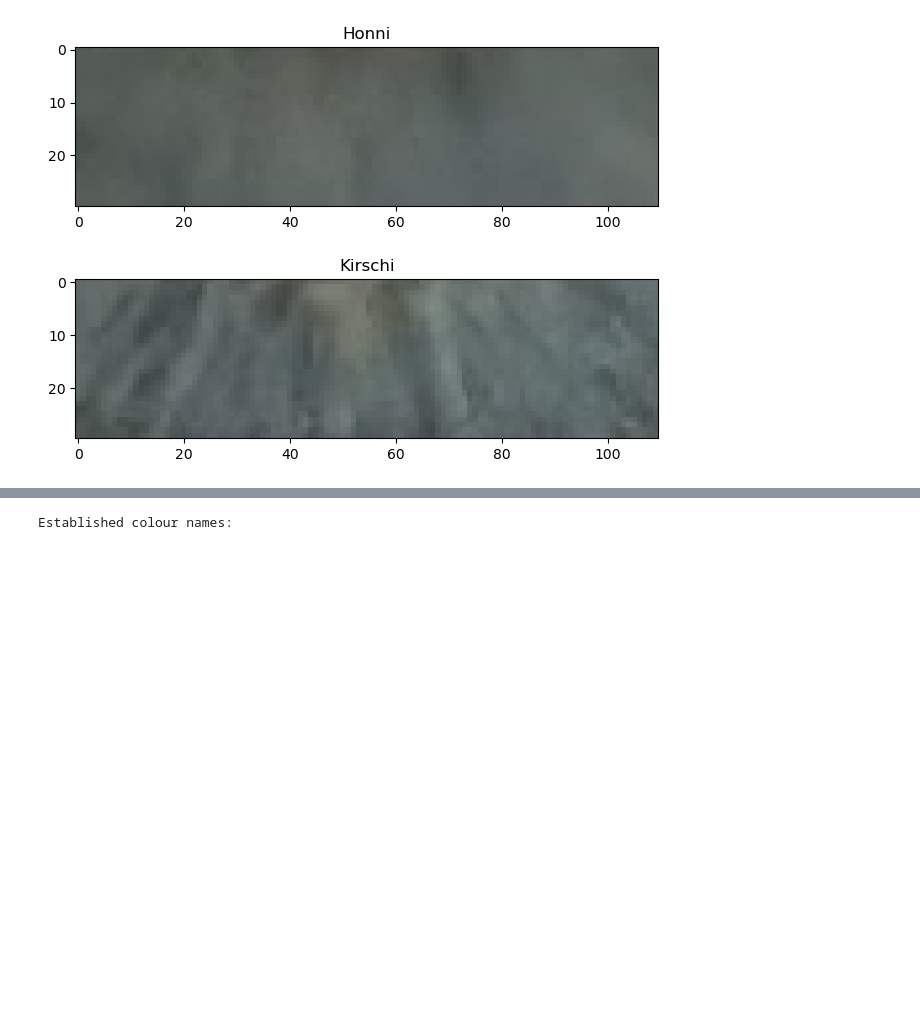
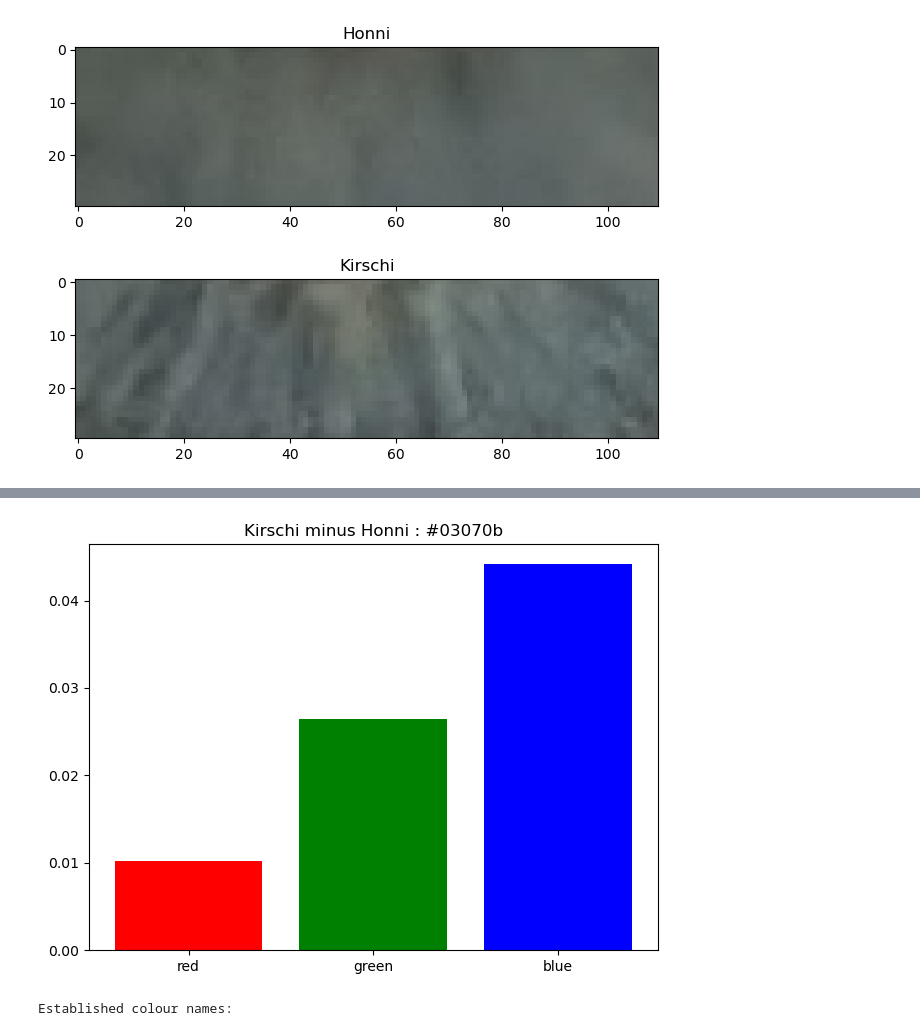
Before and after one commit to nkirschi/random, a Jupyter notebook: eyes/eyes.ipynb, the cells around one changed output, grey strips where cells are left out. Cells and saved outputs as stored; diff of their text form; code cells hidden in the pictures; blank space fills up the shorter version.

```diff
--- a/eyes/eyes.ipynb
+++ b/eyes/eyes.ipynb
@@ -65,2 +66,10 @@ plt.show()
+# %%
+plt.figure()
+plt.title('Kirschi minus Honni : ' + rgb2hex(delta_colour))
+plt.bar(['red', 'green', 'blue'], delta_colour, color=['r', 'g', 'b'])
+plt.tight_layout()
+plt.show()
+# %% [output]
+[figure, added]
 # %%
 print('Established colour names:')
```
Also changed, not shown: parts of 9 cells of this notebook.
